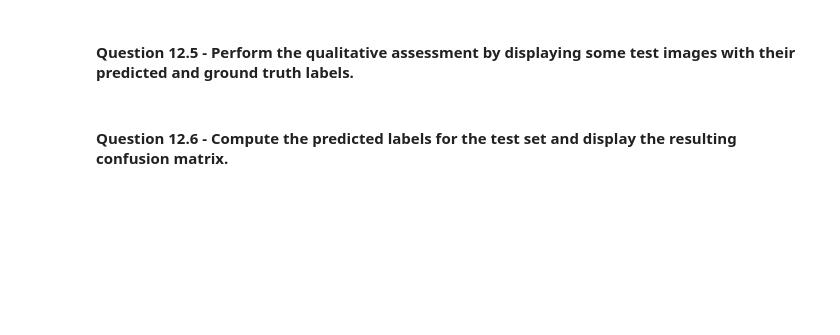
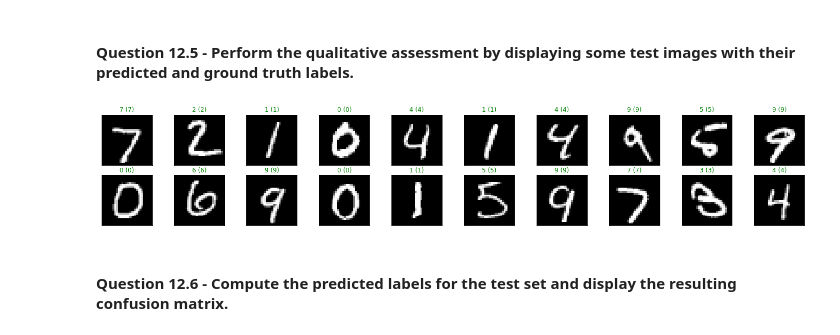
Before and after one commit to mm0806son/2110D_DeepLearning, a Jupyter notebook: lab-session-3-MLP-MNIST-student.ipynb, the cells around one changed output. Cells and saved outputs as stored; diff of their text form; code cells hidden in the pictures; blank space fills up the shorter version.

```diff
--- a/lab-session-3-MLP-MNIST-student.ipynb
+++ b/lab-session-3-MLP-MNIST-student.ipynb
@@ -404,4 +558,8 @@ model_2.load_state_dict(torch.load('model.pt', map_location=device))
 # %% [markdown]
 #### **Question 12.5** - Perform the qualitative assessment by displaying some test images with their predicted and ground truth labels.
+# %%
+visualization(model_2, test_loader)
+# %% [output]
+[figure, added]
 # %% [markdown]
 #### **Question 12.6** - Compute the predicted labels for the test set and display the resulting confusion matrix.
```
Also changed, not shown: parts of 30 cells of this notebook.
